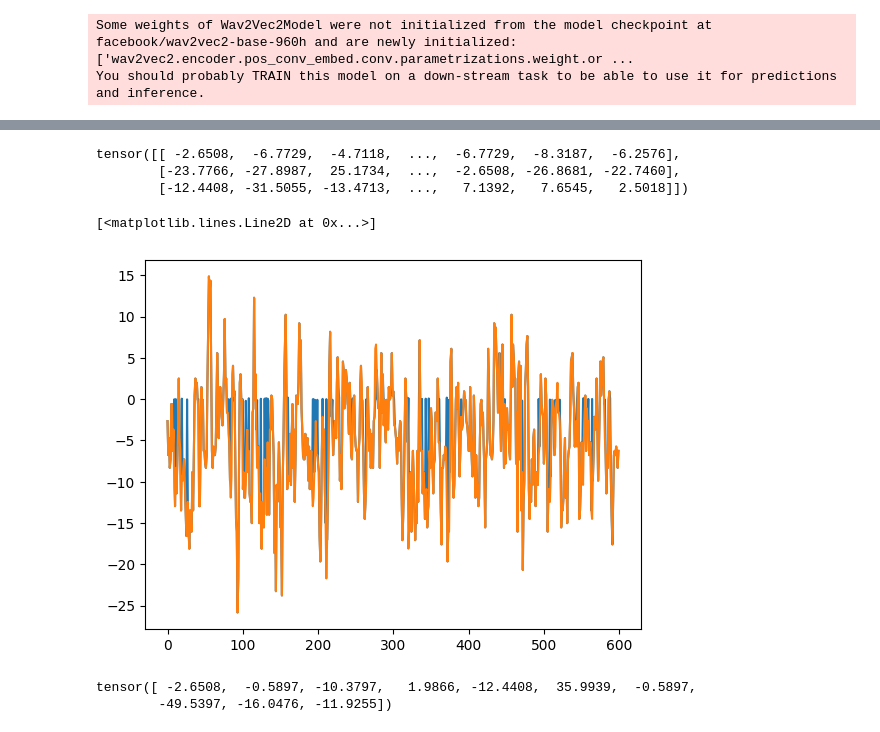
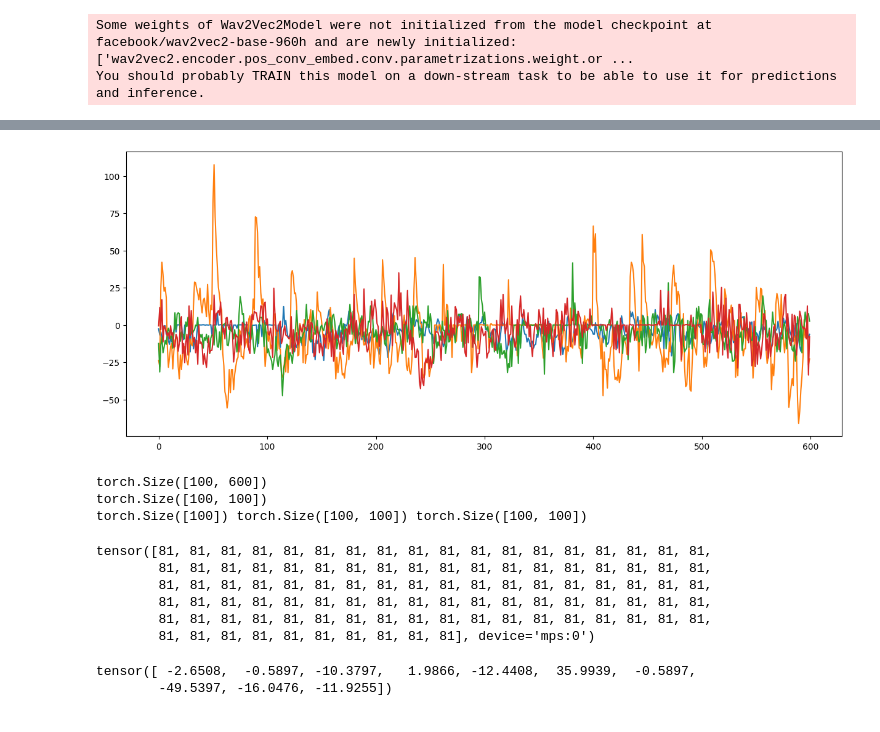
Before and after one commit to oscarninou/adl24-sleep-stage, a Jupyter notebook: random_projection_pretraing.ipynb, the cells around one changed output, grey strips where cells are left out. Drawn from its saved outputs; the diff is of its cells as text; code cells hidden in the pictures.

Commit message:
finishe mask function

```diff
--- a/random_projection_pretraing.ipynb
+++ b/random_projection_pretraing.ipynb
@@ -115,13 +115,14 @@ class ASREncoder(nn.Module):
         return output
 
 class BESTRq_framework:
-    def __init__(self, input_dim, quantizer_dim, num_classes, hidden_dim, batch_size, codebook_size, num_time_steps, mask_prob):
+    def __init__(self, input_dim, quantizer_dim, num_classes, hidden_dim, batch_size, codebook_size, num_time_steps, mask_prob, door_size):
         self.quantizer = RandomProjection(input_dim, quantizer_dim, codebook_size)
         self.asr_encoder = ASREncoder(quantizer_dim, hidden_dim, num_classes)
         self.loss_function = nn.CrossEntropyLoss()
         self.batch_size = batch_size
         self.num_time_steps = num_time_steps
         self.mask_prob = mask_prob
+        self.door_size = door_size
         self.optimizer = None
 
     def initialize_optimizer(self, learning_rate):
@@ -138,19 +139,25 @@ class BESTRq_framework:
         Add noise to masked values in the tensor.
 
         Args:
-        - tensor (torch.Tensor): Input tensor of shape (n_batch, length).
-        - mask_prob (float): Probability of masking a value.
+        - X (torch.Tensor): Input tensor of shape (n_batch, length).
         - noise_mean (float): Mean of the normal distribution for noise.
         - noise_std (float): Standard deviation of the normal distribution for noise.
 
         Returns:
         - torch.Tensor: Tensor with masked values replaced by noise.
         """
-        mask = th.rand(X.shape) < self.mask_prob
-        noise = th.normal(mean=noise_mean, std=noise_std, size=X.shape)
+        n_batch, length = X.shape
+        max_start = length - self.door_size + 1
+        door_starts = th.randint(0, max_start, (n_batch,))
+        mask = th.zeros((n_batch, length), dtype=th.bool)
+        idx = th.arange(length)
+        mask[th.arange(n_batch)[:, None], door_starts[:, None] + idx[None, :self.door_size]] = True
+        mask = mask & (th.rand((n_batch, length)) < self.mask_prob)
+        noise = th.normal(mean=noise_mean, std=noise_std, size=(n_batch, length))
         masked_X = th.clone(X)
         masked_X[mask] = noise[mask]
         return masked_X
+
 
 
     def pretrain(self, xtrain, ytrain, xvalid, yvalid, epochs=10, batch_size=32):
@@ -233,9 +240,9 @@ mini_batchs
 # %%
 #### Test for Masking
 
-BestRq = BESTRq_framework(input_dim = 600, quantizer_dim= 100, num_classes=5, hidden_dim= 4, batch_size = 10, codebook_size= 15, num_time_steps= 30, mask_prob= 0.1)
+BestRq = BESTRq_framework(input_dim = 600, quantizer_dim= 100, num_classes=5, hidden_dim= 4, batch_size = 10, codebook_size= 15, num_time_steps= 30, mask_prob= 0.7, door_size = 100)
 # %% [output]
 Some weights of Wav2Vec2Model were not initialized from the model checkpoint at facebook/wav2vec2-base-960h and are newly initialized: ['wav2vec2.encoder.pos_conv_embed.conv.parametrizations.weight.or ...
 You should probably TRAIN this model on a down-stream task to be able to use it for predictions and inference.
 # %%
-noisy_signal = BestRq.add_noise_and_mask(xtrain[0])
+noisy_signal = BestRq.add_noise_and_mask(xtrain[:100])
@@ -266,12 +262,0 @@ tensor([-2.6508e+00, -6.7729e+00, -4.7118e+00, -8.3187e+00, -7.2882e+00,
-# %%
-xtrain[:3]
-# %% [output]
-tensor([[ -2.6508,  -6.7729,  -4.7118,  ...,  -6.7729,  -8.3187,  -6.2576],
-        [-23.7766, -27.8987,  25.1734,  ...,  -2.6508, -26.8681, -22.7460],
-        [-12.4408, -31.5055, -13.4713,  ...,   7.1392,   7.6545,   2.5018]])
-# %%
-plt.plot(noisy_signal)
-plt.plot(xtrain[0])
-# %% [output]
-[<matplotlib.lines.Line2D at 0x...>]
-[figure, removed]
@@ -280,3 +263,21 @@ input_lengths = xtrain[:30].view(10,-1, 600)[:, 0, 0]
+# %%
+plt.figure(figsize=(15,6))
+for i in range(4):
+    plt.plot(noisy_signal[i])
+# %% [output]
+[figure, added]
+# %%
+tmp.quantize(noisy_signal.to(device))
+# %% [output]
+torch.Size([100, 600])
+torch.Size([100, 100])
+torch.Size([100]) torch.Size([100, 100]) torch.Size([100, 100])
+tensor([81, 81, 81, 81, 81, 81, 81, 81, 81, 81, 81, 81, 81, 81, 81, 81, 81, 81,
+        81, 81, 81, 81, 81, 81, 81, 81, 81, 81, 81, 81, 81, 81, 81, 81, 81, 81,
+        81, 81, 81, 81, 81, 81, 81, 81, 81, 81, 81, 81, 81, 81, 81, 81, 81, 81,
+        81, 81, 81, 81, 81, 81, 81, 81, 81, 81, 81, 81, 81, 81, 81, 81, 81, 81,
+        81, 81, 81, 81, 81, 81, 81, 81, 81, 81, 81, 81, 81, 81, 81, 81, 81, 81,
+        81, 81, 81, 81, 81, 81, 81, 81, 81, 81], device='mps:0')
 # %%
 input_lengths
 # %% [output]
```
Also changed, not shown: parts of 4 cells of this notebook.
